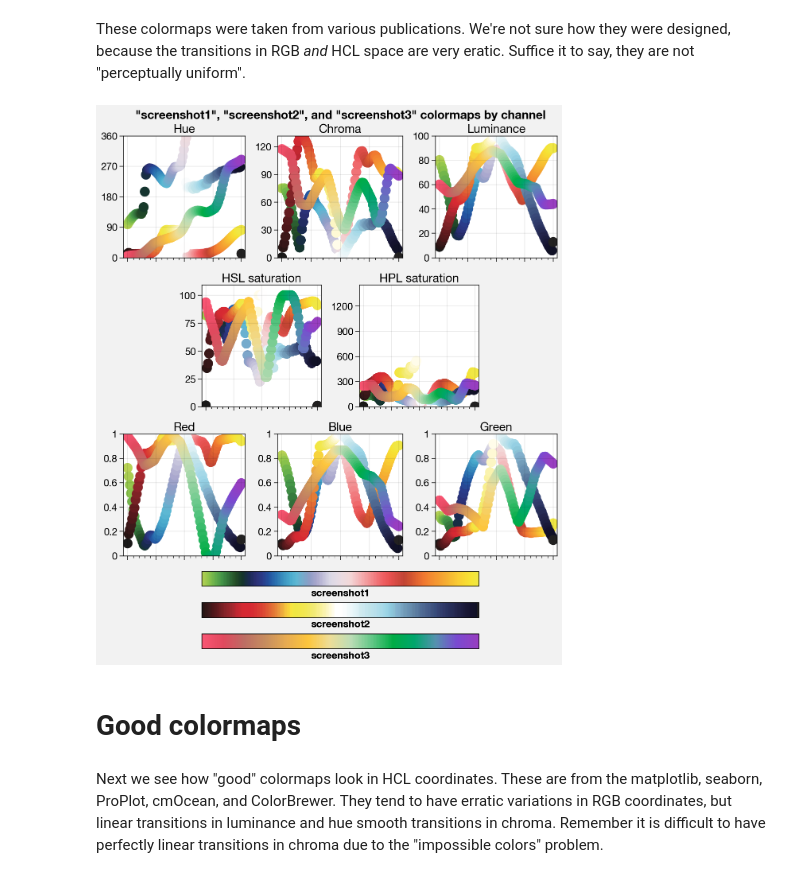
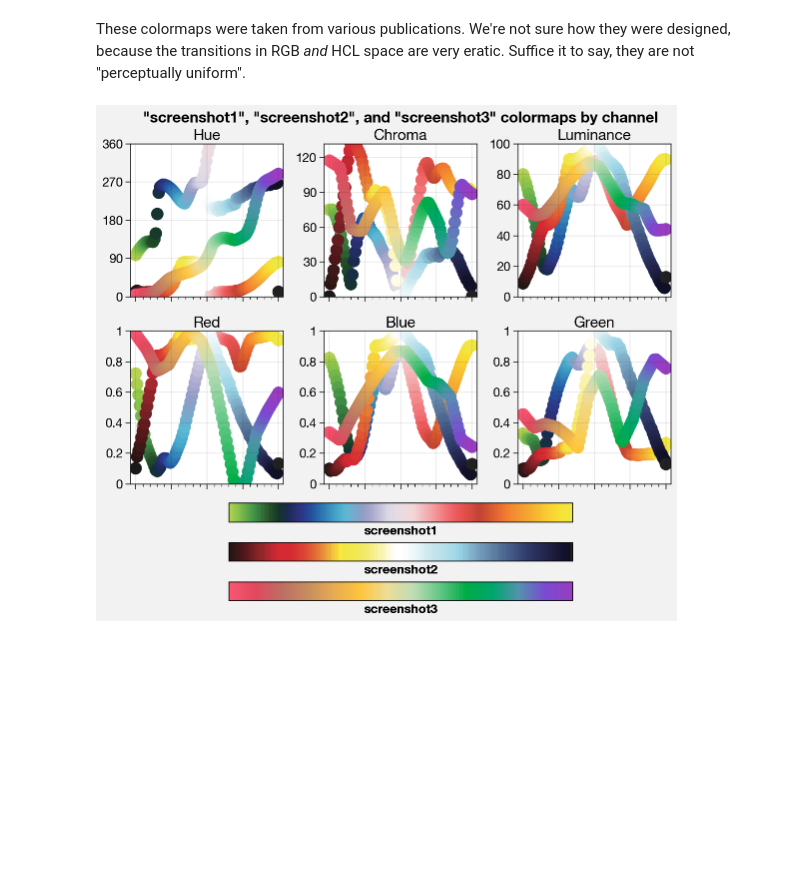
Before and after one commit to bradyrx/climate_in_color, a Jupyter notebook: notebooks/color_theory_review.ipynb, the cells around one changed output. Saved outputs shown, nothing was run; the diff lists cells and outputs as text; code cells hidden in the pictures; blank space fills up the shorter version.

```diff
--- a/notebooks/color_theory_review.ipynb
+++ b/notebooks/color_theory_review.ipynb
@@ -60,10 +101,6 @@ f = plot.show_channels('hot', 'gnuplot', 'CMRmap')
 These colormaps were taken from various publications. We're not sure how they were designed, because the transitions in RGB *and* HCL space are very eratic. Suffice it to say, they are not "perceptually uniform".
 # %%
 import proplot as plot
-f = plot.show_channels('screenshot1', 'screenshot2', 'screenshot3', rgb=True)
+f = plot.show_channels('screenshot1', 'screenshot2', 'screenshot3', rgb=True, scalings=False)
 # %% [output]
-[figure, old version]
+[figure, new version]
-# %% [markdown]
-# Good colormaps
-# %% [markdown]
-Next we see how "good" colormaps look in HCL coordinates. These are from the matplotlib, seaborn, ProPlot, cmOcean, and ColorBrewer. They tend to have erratic variations in RGB coordinates, but linear transitions in luminance and hue smooth transitions in chroma. Remember it is difficult to have perfectly linear transitions in chroma due to the "impossible colors" problem.
```
Also changed, not shown: parts of 23 cells of this notebook, 2 other files.
